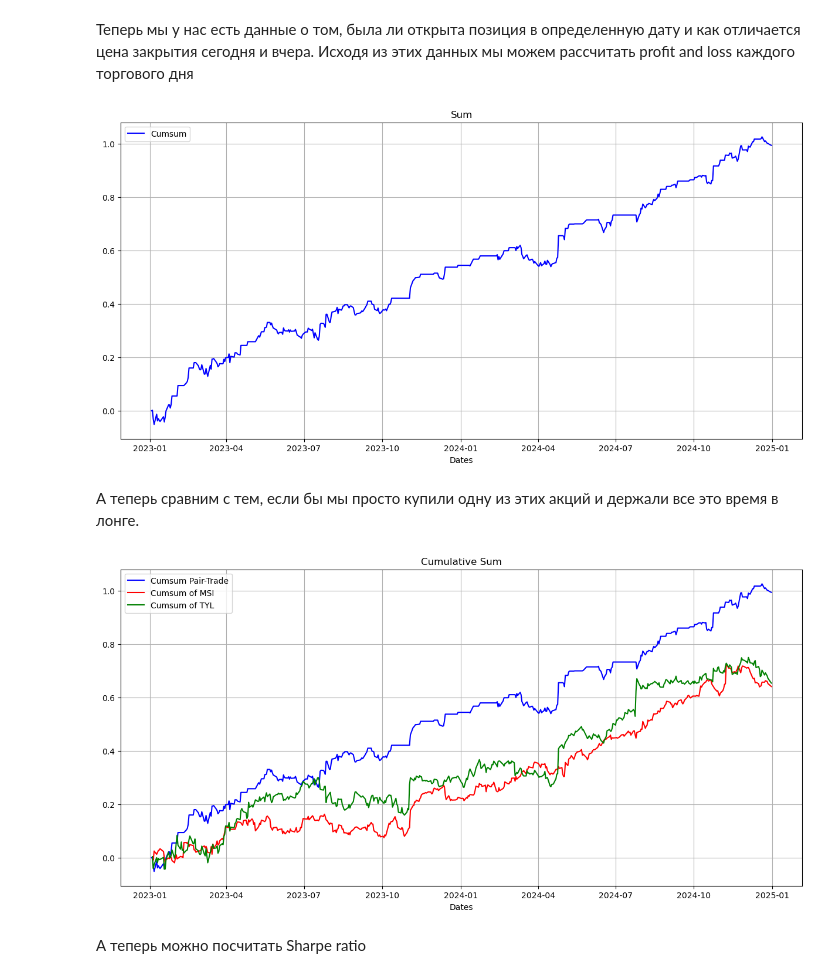
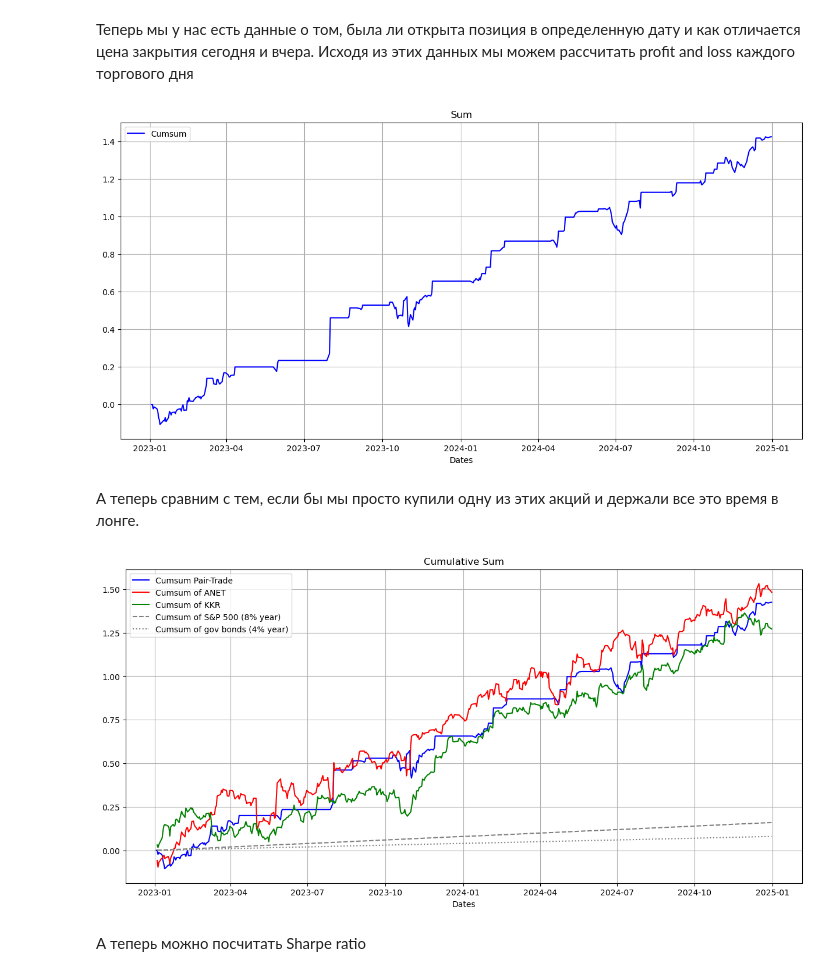
Before and after one commit to Driim/pair_trading, a Jupyter notebook: src/pair_trading_backtest.ipynb, the cells around one changed output. Drawn from its saved outputs; the diff is of its cells as text; code cells hidden in the pictures.

```diff
--- a/src/pair_trading_backtest.ipynb
+++ b/src/pair_trading_backtest.ipynb
@@ -5,10 +5,10 @@ import statsmodels.api as sm
 import matplotlib.pyplot as plt
 
 # Константы
-ticker1 = 'MSI'
-ticker2 = 'TYL'
+ticker1 = 'ANET'
+ticker2 = 'KKR'
 
-open_threshold = 0.50
+open_threshold = 0.75
 close_threshold = 0.25
 
 oneway_trans_cost=0.0005
@@ -270,27 +272,33 @@ plt.xlabel('Dates')
 plt.title('Sum')
 plt.show()
 # %% [output]
-[figure, old version]
+[figure, new version]
 # %% [markdown]
 А теперь сравним с тем, если бы мы просто купили одну из этих акций и держали все это время в лонге.
 # %%
 ticker1_dailyret = training_set.loc[:, ticker1].pct_change()
 ticker2_dailyret = training_set.loc[:, ticker2].pct_change()
+sp_dailyret = training_set.loc[:, ticker1].pct_change()
+sp_dailyret = sp_dailyret.where(sp_dailyret.isna(), 0.08 / 252)
+bonds_dailyret = training_set.loc[:, ticker1].pct_change()
+bonds_dailyret = bonds_dailyret.where(bonds_dailyret.isna(), 0.04 / 252)
 
 plt.figure(figsize=(15, 7))
 plt.plot(cumulative_pnl, lw=1.5, label=f'Cumsum Pair-Trade',color='blue')
 plt.plot(ticker1_dailyret.cumsum(), lw=1.5, label=f'Cumsum of {ticker1}',color='red')
 plt.plot(ticker2_dailyret.cumsum(), lw=1.5, label=f'Cumsum of {ticker2}',color='green')
+plt.plot(sp_dailyret.cumsum(), lw=1.5, label=f'Cumsum of S&P 500 (8% year)',color='grey', linestyle='--')
+plt.plot(bonds_dailyret.cumsum(), lw=1.5, label=f'Cumsum of gov bonds (4% year)',color='grey', linestyle=':')
 plt.grid(True)
 plt.legend(loc=0)
 
 # This helps us tighten the figure margins
 plt.axis('tight')
 plt.xlabel('Dates')
 plt.title('Cumulative Sum')
 plt.show()
 # %% [output]
-[figure, old version]
+[figure, new version]
 # %% [markdown]
 А теперь можно посчитать Sharpe ratio
 # %%
```
Also changed, not shown: parts of 15 cells of this notebook, 1 other file.
